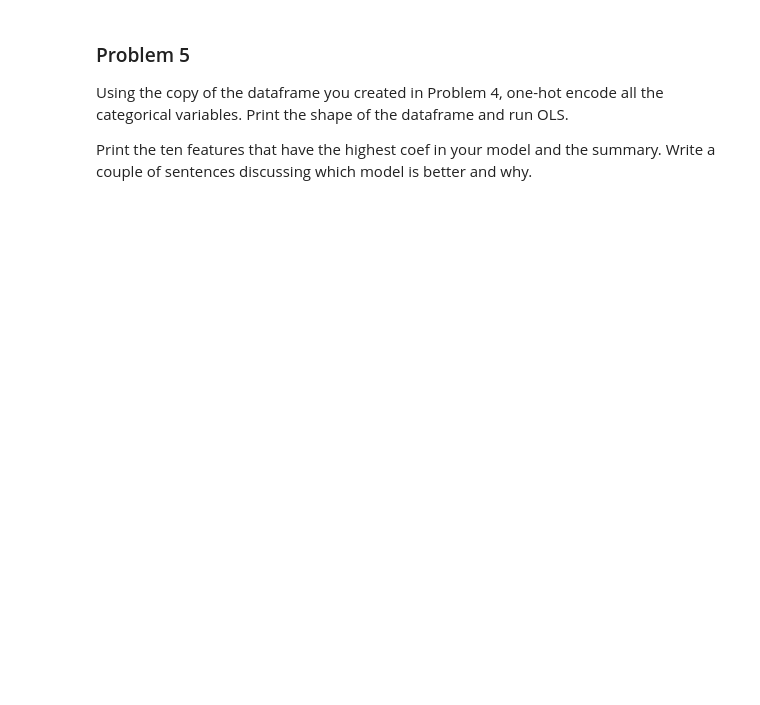
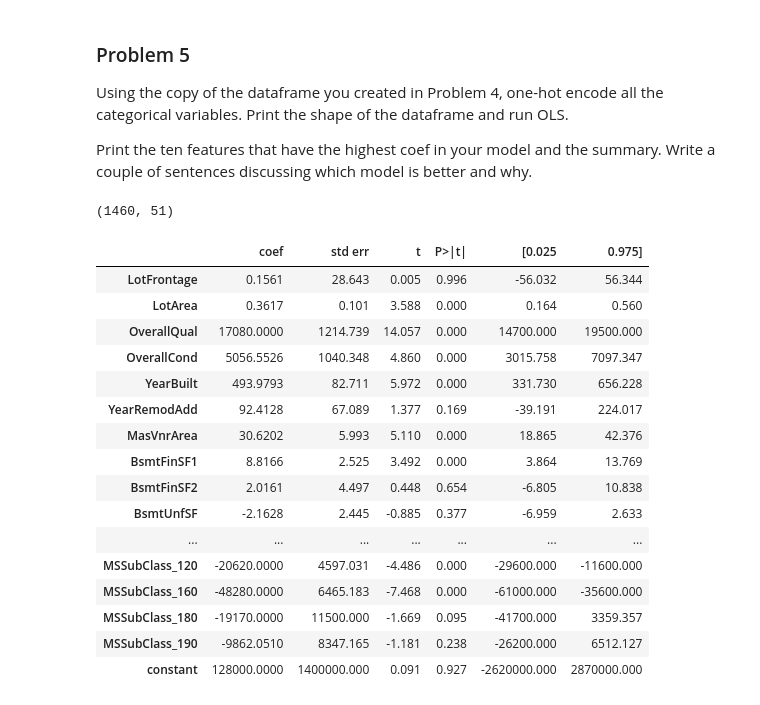
Before and after one commit to binDebug3/volume3, a Jupyter notebook: byu_vol3/DataCleaning/data_cleaning.ipynb, the cells around one changed output. Drawn from its saved outputs; the diff is of its cells as text; code cells hidden in the pictures; blank space fills up the shorter version.

```diff
--- a/byu_vol3/DataCleaning/data_cleaning.ipynb
+++ b/byu_vol3/DataCleaning/data_cleaning.ipynb
@@ -92,3 +297,59 @@ Print the shape of the dataframe and run OLS.
 
 Print the ten features that have the highest coef in your model and the summary.
 Write a couple of sentences discussing which model is better and why.
+# %%
+# redo part four
+housing = pd.read_csv("housing.csv", index_col=0)
+housing.dropna(inplace=True, thresh=len(housing)*0.06, axis=1)
+housing = pd.get_dummies(housing, columns=['MSSubClass'], drop_first=True)
+housing["constant"] = 1
+
+# one hot encode all categorical features
+
+# get categorical features
+cat_col = [col for col in housing.columns if housing[col].dtype == 'object']
+# remove null values
+for col in cat_col:
+    housing[col] = housing[col].fillna("None", inplace=True)
+
+# perform one hot encoding on all categorical features
+hot_housing = pd.get_dummies(housing, columns=cat_col, drop_first=True)
+# remove null values
+hot_housing.fillna(0, inplace=True)
+
+
+# print shape
+print(hot_housing.shape)
+
+# perform OLS
+y = hot_housing['SalePrice']
+X = hot_housing.loc[:,hot_housing.columns != 'SalePrice']
+results = sm.OLS(y, X).fit()
+
+# get summary
+summary = results.summary()
+# Convert the summary table to a dataframe
+results_as_html = summary.tables[1].as_html()
+result_df = pd.read_html(results_as_html, header=0, index_col=0)[0]
+# output the top 10 features
+result_df.sort_values(['coef'], ascending=False)[:10]
+result_df
+# %% [output]
+(1460, 51)
+|  | coef | std err | t | P>|t| | [0.025 | 0.975] |
+| LotFrontage | 0.1561 | 28.643 | 0.005 | 0.996 | -56.032 | 56.344 |
+| LotArea | 0.3617 | 0.101 | 3.588 | 0.000 | 0.164 | 0.560 |
+| OverallQual | 17080.0000 | 1214.739 | 14.057 | 0.000 | 14700.000 | 19500.000 |
+| OverallCond | 5056.5526 | 1040.348 | 4.860 | 0.000 | 3015.758 | 7097.347 |
+| YearBuilt | 493.9793 | 82.711 | 5.972 | 0.000 | 331.730 | 656.228 |
+| YearRemodAdd | 92.4128 | 67.089 | 1.377 | 0.169 | -39.191 | 224.017 |
+| MasVnrArea | 30.6202 | 5.993 | 5.110 | 0.000 | 18.865 | 42.376 |
+| BsmtFinSF1 | 8.8166 | 2.525 | 3.492 | 0.000 | 3.864 | 13.769 |
+| BsmtFinSF2 | 2.0161 | 4.497 | 0.448 | 0.654 | -6.805 | 10.838 |
+| BsmtUnfSF | -2.1628 | 2.445 | -0.885 | 0.377 | -6.959 | 2.633 |
+| ... | ... | ... | ... | ... | ... | ... |
+| MSSubClass_120 | -20620.0000 | 4597.031 | -4.486 | 0.000 | -29600.000 | -11600.000 |
+| MSSubClass_160 | -48280.0000 | 6465.183 | -7.468 | 0.000 | -61000.000 | -35600.000 |
+| MSSubClass_180 | -19170.0000 | 11500.000 | -1.669 | 0.095 | -41700.000 | 3359.357 |
+| MSSubClass_190 | -9862.0510 | 8347.165 | -1.181 | 0.238 | -26200.000 | 6512.127 |
+| constant | 128000.0000 | 1400000.000 | 0.091 | 0.927 | -2620000.000 | 2870000.000 |
```
Also changed, not shown: parts of 7 cells of this notebook.
